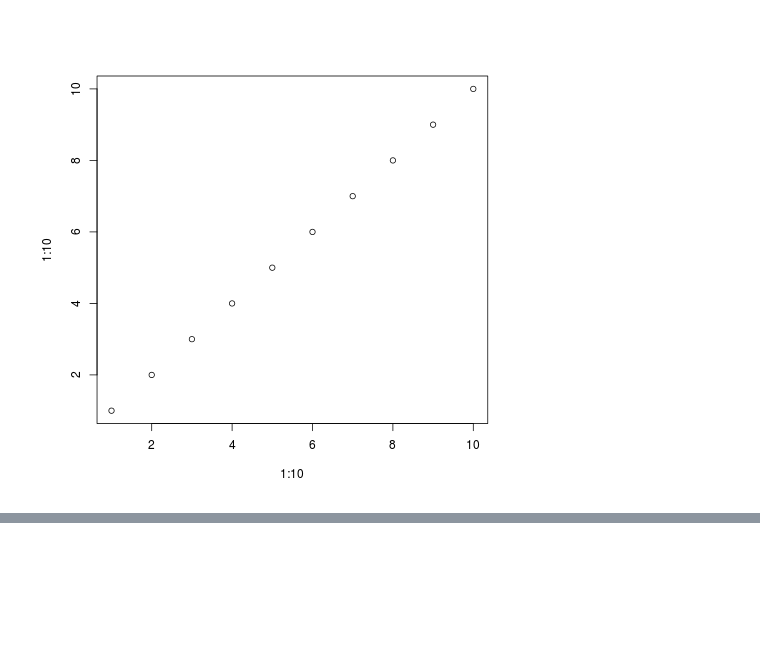
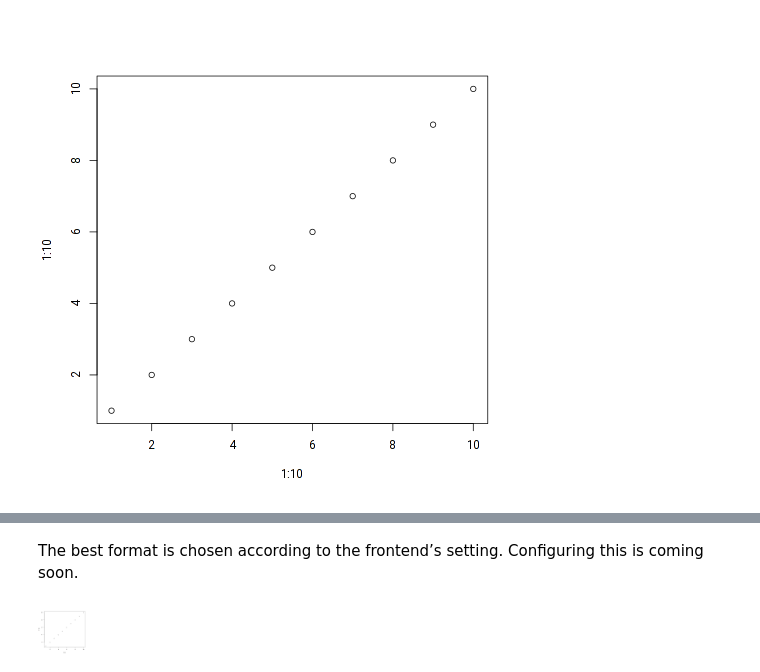
Before and after one commit to IRkernel/IRkernel, a Jupyter notebook: Display.ipynb, the cells around one changed output, grey strips where cells are left out. Saved outputs shown, nothing was run; the diff lists cells and outputs as text; code cells hidden in the pictures; blank space fills up the shorter version.

```diff
--- a/Display.ipynb
+++ b/Display.ipynb
@@ -17,0 +26,6 @@ pdf
+# %% [markdown]
+The best format is chosen according to the frontend’s setting. Configuring this is coming soon.
+# %%
+display_images(png = list(file = 'Rplot.png', width = 50, height = 50))
+# %% [output]
+[figure, added]
```
Also changed, not shown: parts of 4 cells of this notebook, 7 other files.
